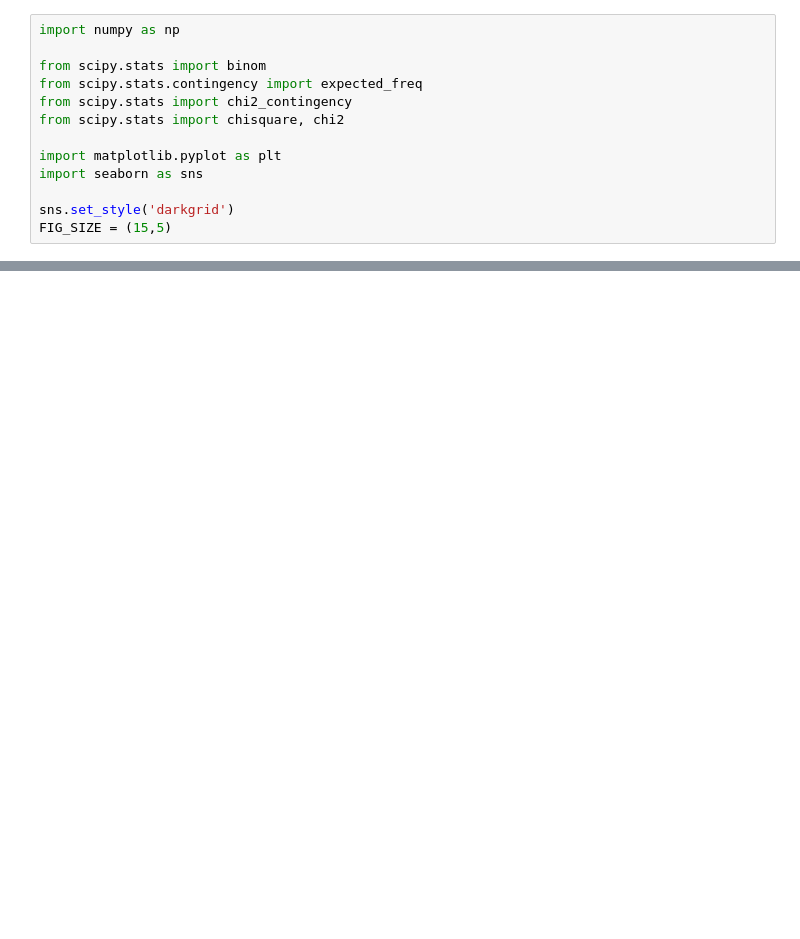
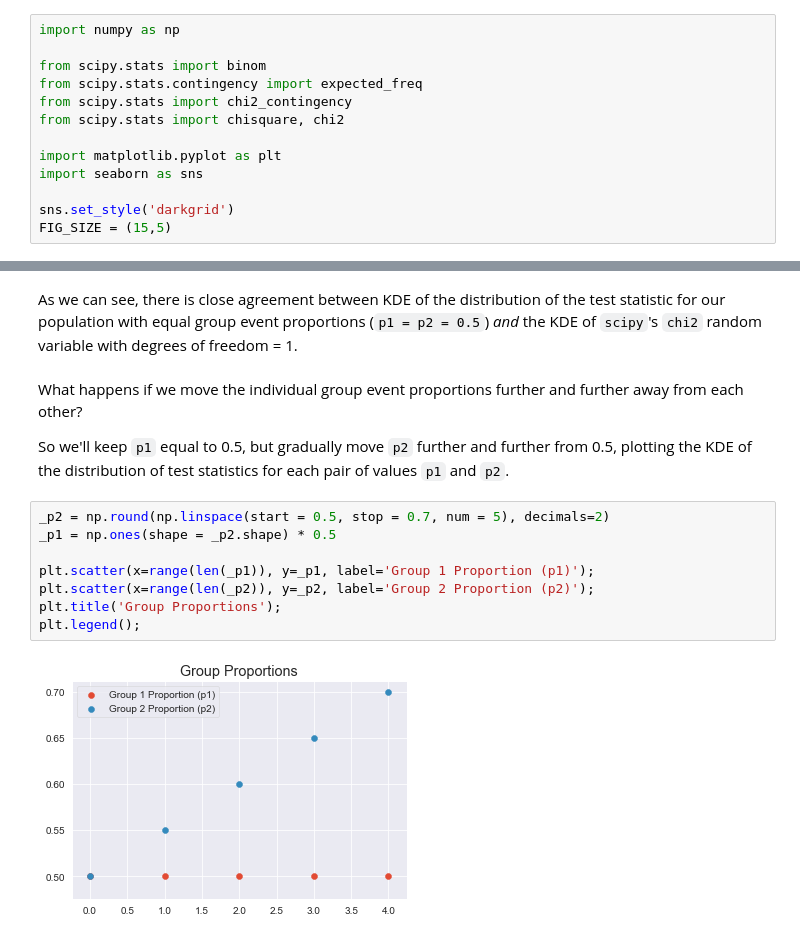
Before and after one commit to NathanZorndorf/nathanzorndorf.github.io, a Jupyter notebook: assets/notebooks/fundamentals-of-biostatistics-rosner/chapter-10/chi-square-test-statistic-distribution-example.ipynb, the cells around one changed output, grey strips where cells are left out. Saved outputs shown, nothing was run; the diff lists cells and outputs as text; blank space fills up the shorter version.

```diff
--- a/assets/notebooks/fundamentals-of-biostatistics-rosner/chapter-10/chi-square-test-statistic-distribution-example.ipynb
+++ b/assets/notebooks/fundamentals-of-biostatistics-rosner/chapter-10/chi-square-test-statistic-distribution-example.ipynb
@@ -101,0 +106,16 @@ sns.distplot(r, bins=20);
+# %% [markdown]
+As we can see, there is close agreement between KDE of the distribution of the test statistic for our population with equal group event proportions (`p1 = p2 = 0.5`) *and* the KDE of `scipy`'s `chi2` random variable with degrees of freedom = 1.
+# %% [markdown]
+What happens if we move the individual group event proportions further and further away from each other?
+
+So we'll keep `p1` equal to 0.5, but gradually move `p2` further and further from 0.5, plotting the KDE of the distribution of test statistics for each pair of values `p1` and `p2`.
+# %%
+_p2 = np.round(np.linspace(start = 0.5, stop = 0.7, num = 5), decimals=2)
+_p1 = np.ones(shape = _p2.shape) * 0.5
+
+plt.scatter(x=range(len(_p1)), y=_p1, label='Group 1 Proportion (p1)');
+plt.scatter(x=range(len(_p2)), y=_p2, label='Group 2 Proportion (p2)');
+plt.title('Group Proportions');
+plt.legend();
+# %% [output]
+[figure, added]
```
Also changed, not shown: parts of 31 cells of this notebook.
